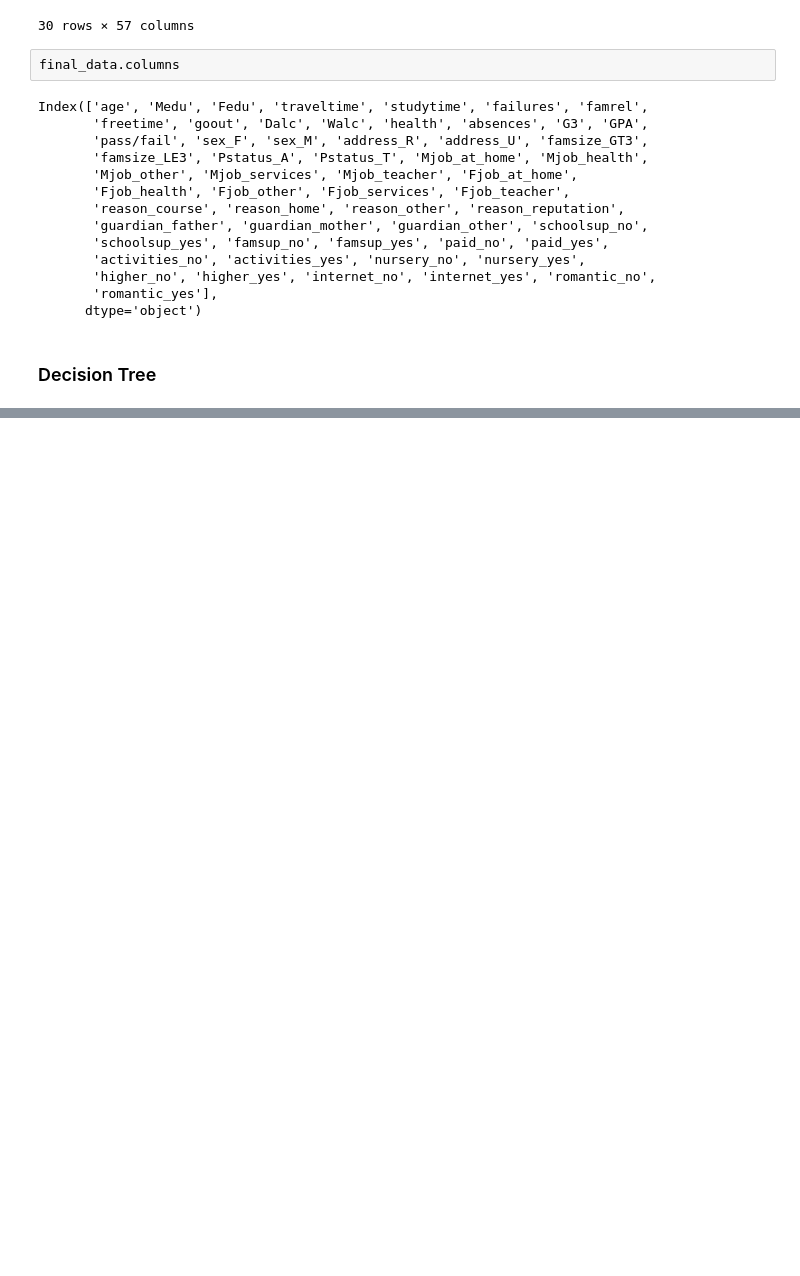
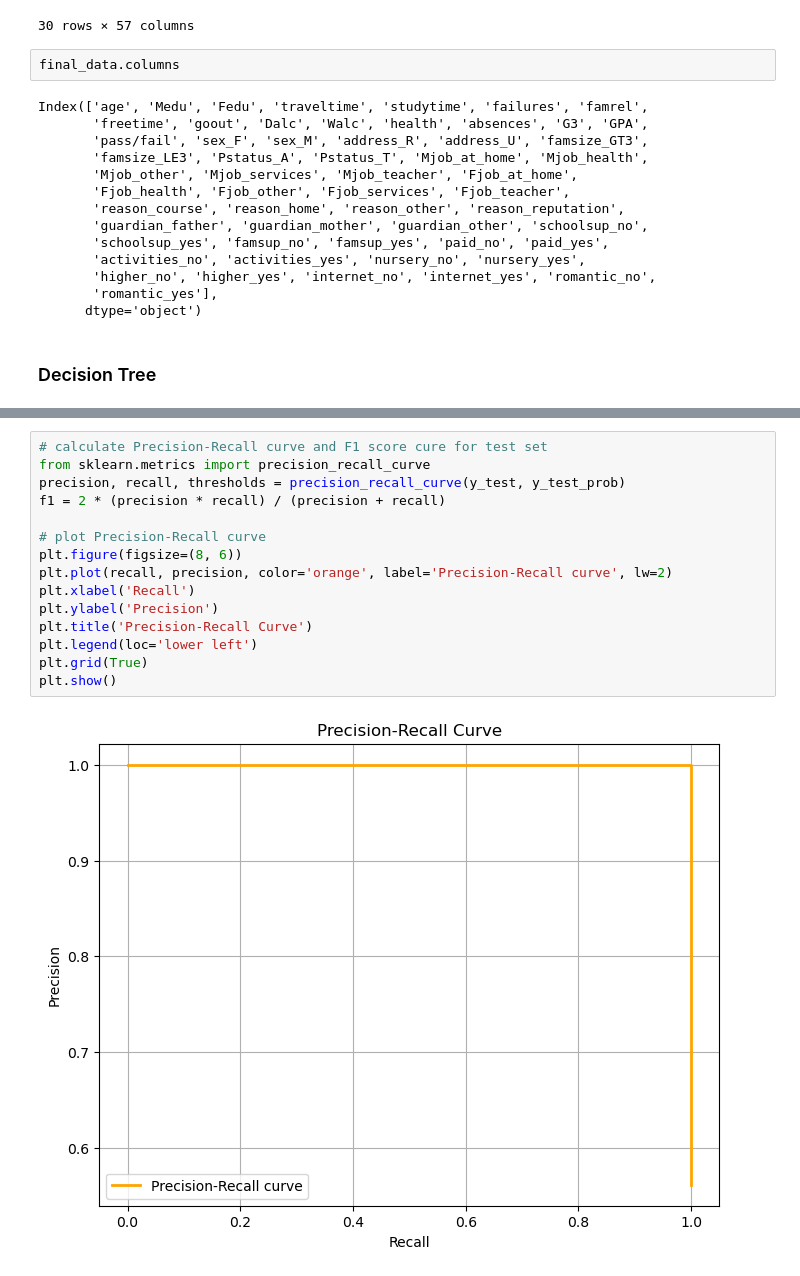
Before and after one commit to VictorAbhi/Student_Performance_Analysis, a Jupyter notebook: Student_Performance_Analysis.ipynb, the cells around one changed output, grey strips where cells are left out. Drawn from its saved outputs; the diff is of its cells as text; blank space fills up the shorter version.

```diff
--- a/Student_Performance_Analysis.ipynb
+++ b/Student_Performance_Analysis.ipynb
@@ -822,0 +896,17 @@ Index(['age', 'Medu', 'Fedu', 'traveltime', 'studytime', 'failures', 'famrel',
+# %%
+# calculate Precision-Recall curve and F1 score cure for test set
+from sklearn.metrics import precision_recall_curve
+precision, recall, thresholds = precision_recall_curve(y_test, y_test_prob)
+f1 = 2 * (precision * recall) / (precision + recall)
+
+# plot Precision-Recall curve
+plt.figure(figsize=(8, 6))
+plt.plot(recall, precision, color='orange', label='Precision-Recall curve', lw=2)
+plt.xlabel('Recall')
+plt.ylabel('Precision')
+plt.title('Precision-Recall Curve')
+plt.legend(loc='lower left')
+plt.grid(True)
+plt.show()
+# %% [output]
+[figure, added]
```
Also changed, not shown: parts of 22 cells of this notebook, 3 other files.
